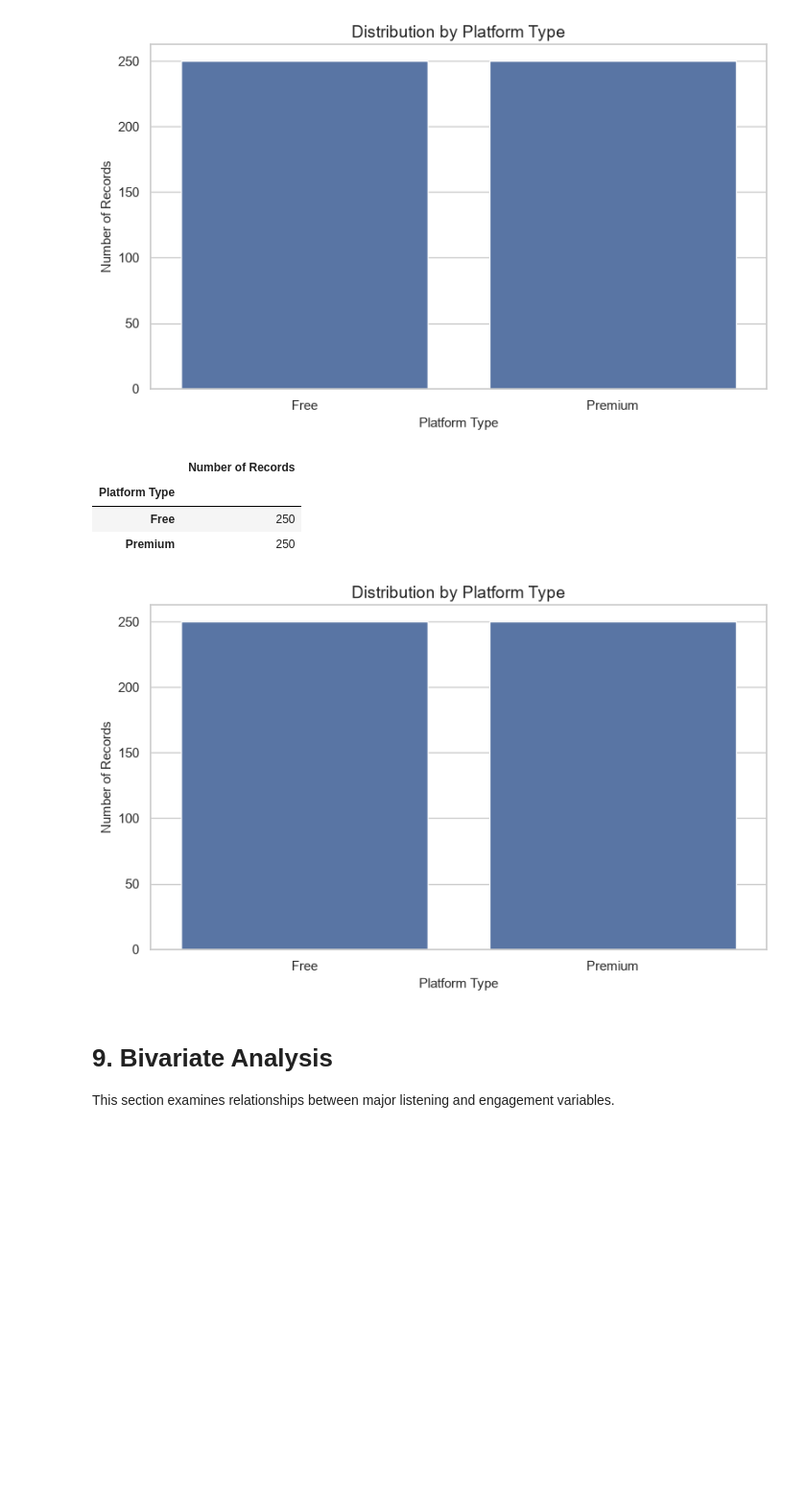
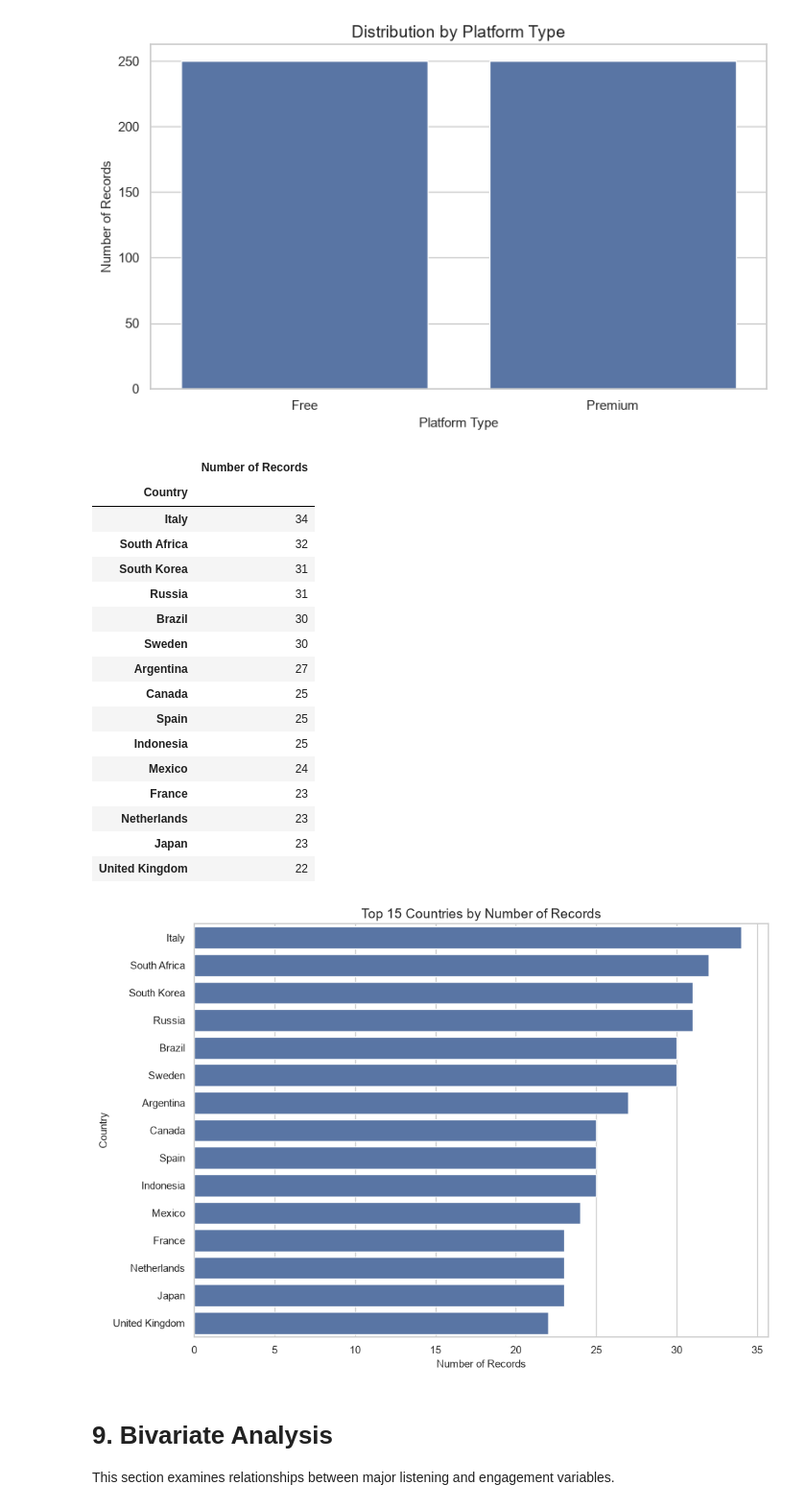
Before and after one commit to mightyalok00/spotify-listener-statistics-eda, a Jupyter notebook: Spotify.ipynb, the cells around one changed output. Shown at 96% size. Drawn from its saved outputs; the diff is of its cells as text; code cells hidden in the pictures; blank space fills up the shorter version.

```diff
--- a/Spotify.ipynb
+++ b/Spotify.ipynb
@@ -67,15 +67,24 @@ A file-existence check is included so the notebook fails with a clear message in
 # 2. LOAD DATA
 # ============================================================
 
-file_path = Path(r"D:\Spotify\Spotify_2024_Global_Streaming_Data.csv")
+# Prefer the dataset stored beside the notebook so the project is portable.
+file_path = Path("Spotify_2024_Global_Streaming_Data.csv")
+
+# Retain the original local location as a fallback for existing users.
 if not file_path.exists():
-    raise FileNotFoundError(
-        f"Spotify dataset was not found at:\n{file_path}\n"
-        "Check the file path before continuing."
-    )
+    original_file_path = Path(r"D:\Spotify\Spotify_2024_Global_Streaming_Data.csv")
+    if original_file_path.exists():
+        file_path = original_file_path
+    else:
+        raise FileNotFoundError(
+            "Spotify dataset was not found beside the notebook or at:\n"
+            f"{original_file_path}"
+        )
+
 df = pd.read_csv(file_path)
 
 print("Dataset loaded successfully.")
+print(f"Source: {file_path.resolve()}")
 print(f"Rows: {df.shape[0]:,}")
 print(f"Columns: {df.shape[1]}")
 # %% [output]
@@ -575,32 +633,42 @@ plt.show()
 [figure]
 # %%
 # ============================================================
-# 8.3 PLATFORM DISTRIBUTION
+# 8.4 COUNTRY DISTRIBUTION
 # ============================================================
 
-platform_counts = clean_df["Platform Type"].value_counts()
+country_counts = clean_df["Country"].value_counts().head(15)
 
-display(platform_counts.to_frame("Number of Records"))
+display(country_counts.to_frame("Number of Records"))
 
-plt.figure(figsize=(8, 5))
-
+plt.figure(figsize=(10, 7))
 sns.barplot(
-    x=platform_counts.index,
-    y=platform_counts.values
+    x=country_counts.values,
+    y=country_counts.index
 )
-
-plt.title("Distribution by Platform Type")
-plt.xlabel("Platform Type")
-plt.ylabel("Number of Records")
-
+plt.title("Top 15 Countries by Number of Records")
+plt.xlabel("Number of Records")
+plt.ylabel("Country")
 plt.tight_layout()
 plt.show()
 # %% [output]
 |  | Number of Records |
-| Platform Type |  |
-| Free | 250 |
-| Premium | 250 |
+| Country |  |
+| Italy | 34 |
+| South Africa | 32 |
+| South Korea | 31 |
+| Russia | 31 |
+| Brazil | 30 |
+| Sweden | 30 |
+| Argentina | 27 |
+| Canada | 25 |
+| Spain | 25 |
+| Indonesia | 25 |
+| Mexico | 24 |
+| France | 23 |
+| Netherlands | 23 |
+| Japan | 23 |
+| United Kingdom | 22 |
-[figure, old version]
+[figure, new version]
 # %% [markdown]
 # 9. Bivariate Analysis
 
```
Also changed, not shown: parts of 13 cells of this notebook, 1 other file.
